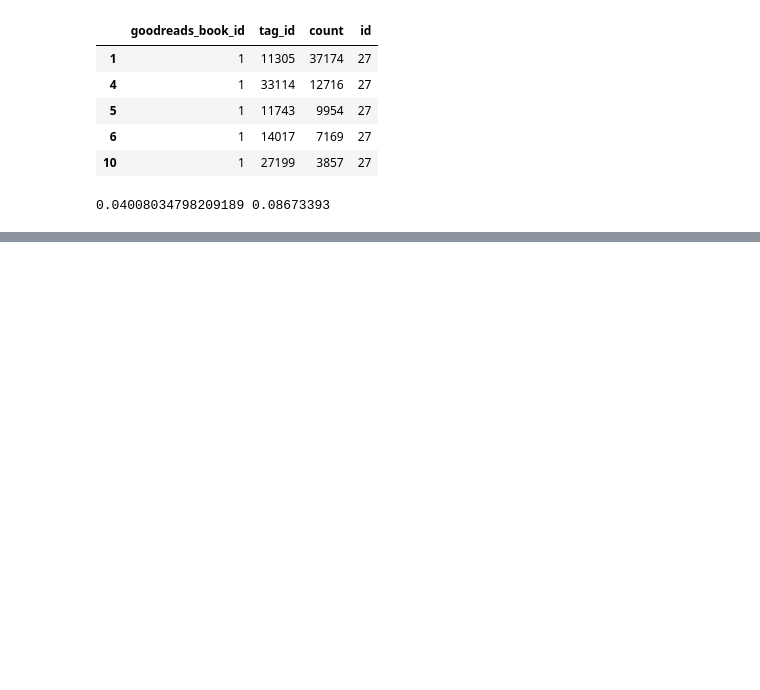
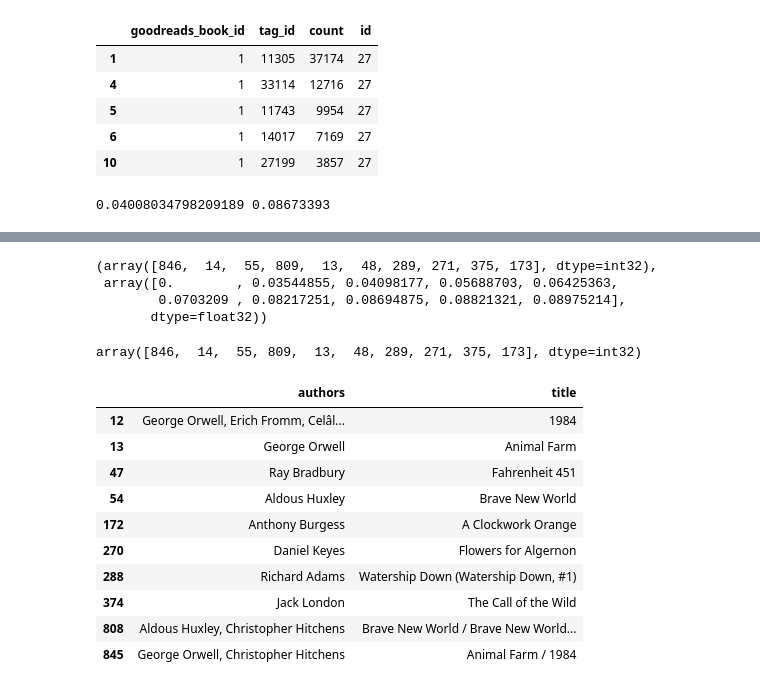
Before and after one commit to hotdonkey/data_science, a Jupyter notebook: Project_9/project.ipynb, the cells around one changed output, grey strips where cells are left out. Drawn from its saved outputs; the diff is of its cells as text; code cells hidden in the pictures; blank space fills up the shorter version.

```diff
--- a/Project_9/project.ipynb
+++ b/Project_9/project.ipynb
@@ -134,0 +144,4 @@ with open('model.pkl', 'rb') as file:
+# %%
+nms_idx = nmslib.init(method='hnsw', space='cosinesimil')
+nms_idx.addDataPointBatch(item_embedings)
+nms_idx.createIndex(print_progress=True)
@@ -134,0 +165,29 @@ with open('model.pkl', 'rb') as file:
+# %%
+#Вызываем функцию для поиска ближайших соседей
+nearest_books_nms(846, nms_idx)
+# %% [output]
+(array([846,  14,  55, 809,  13,  48, 289, 271, 375, 173], dtype=int32),
+ array([0.        , 0.03544855, 0.04098177, 0.05688703, 0.06425363,
+        0.0703209 , 0.08217251, 0.08694875, 0.08821321, 0.08975214],
+       dtype=float32))
+# %%
+#Выделяем идентификаторы рекомендованных книг
+nbm = nearest_books_nms(846, nms_idx)[0]
+nbm
+# %% [output]
+array([846,  14,  55, 809,  13,  48, 289, 271, 375, 173], dtype=int32)
+# %%
+#Посмотрим на авторов и названия рекомендованных книг
+books[books.book_id.isin(nbm)][['authors', 'title']]
+# %% [output]
+|  | authors | title |
+| 12 | George Orwell, Erich Fromm, Celâl... | 1984 |
+| 13 | George Orwell | Animal Farm |
+| 47 | Ray Bradbury | Fahrenheit 451 |
+| 54 | Aldous Huxley | Brave New World |
+| 172 | Anthony Burgess | A Clockwork Orange |
+| 270 | Daniel Keyes | Flowers for Algernon |
+| 288 | Richard Adams | Watership Down (Watership Down, #1) |
+| 374 | Jack London | The Call of the Wild |
+| 808 | Aldous Huxley, Christopher Hitchens | Brave New World / Brave New World... |
+| 845 | George Orwell, Christopher Hitchens | Animal Farm / 1984 |
```
Also changed, not shown: parts of 8 cells of this notebook, 2 other files.
